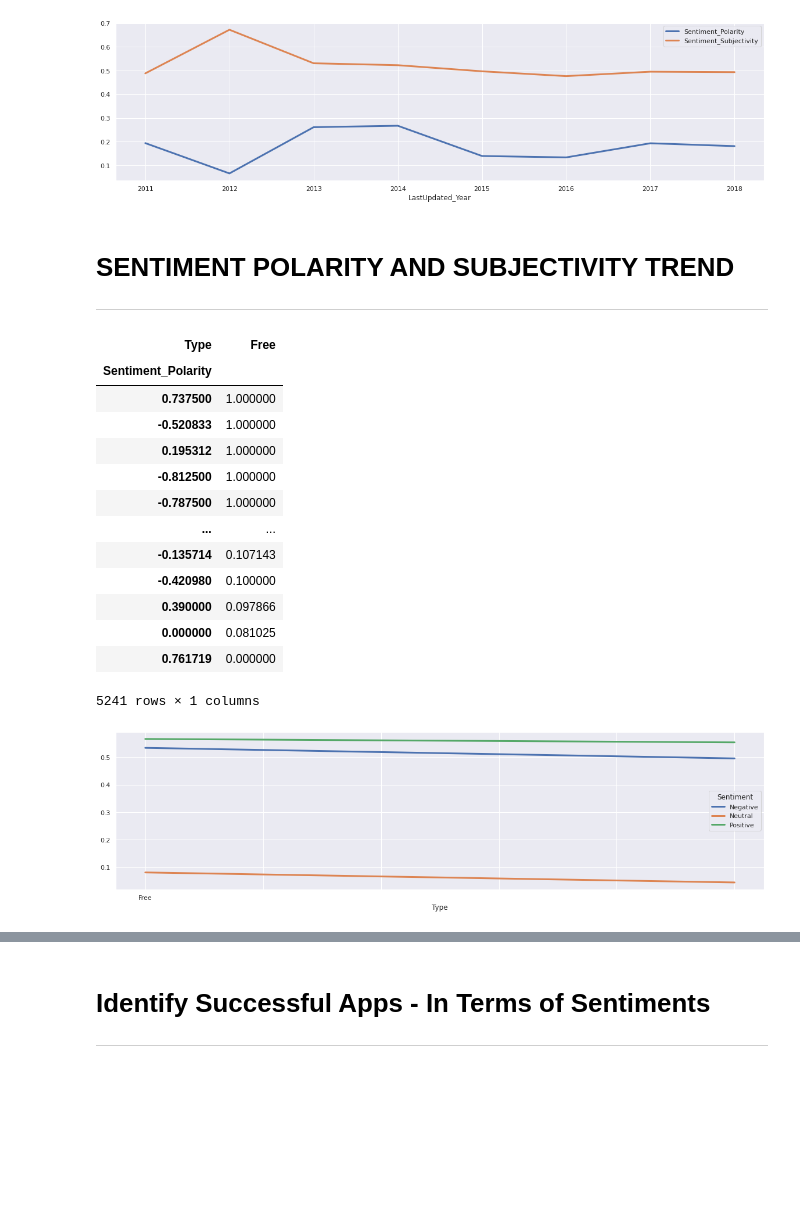
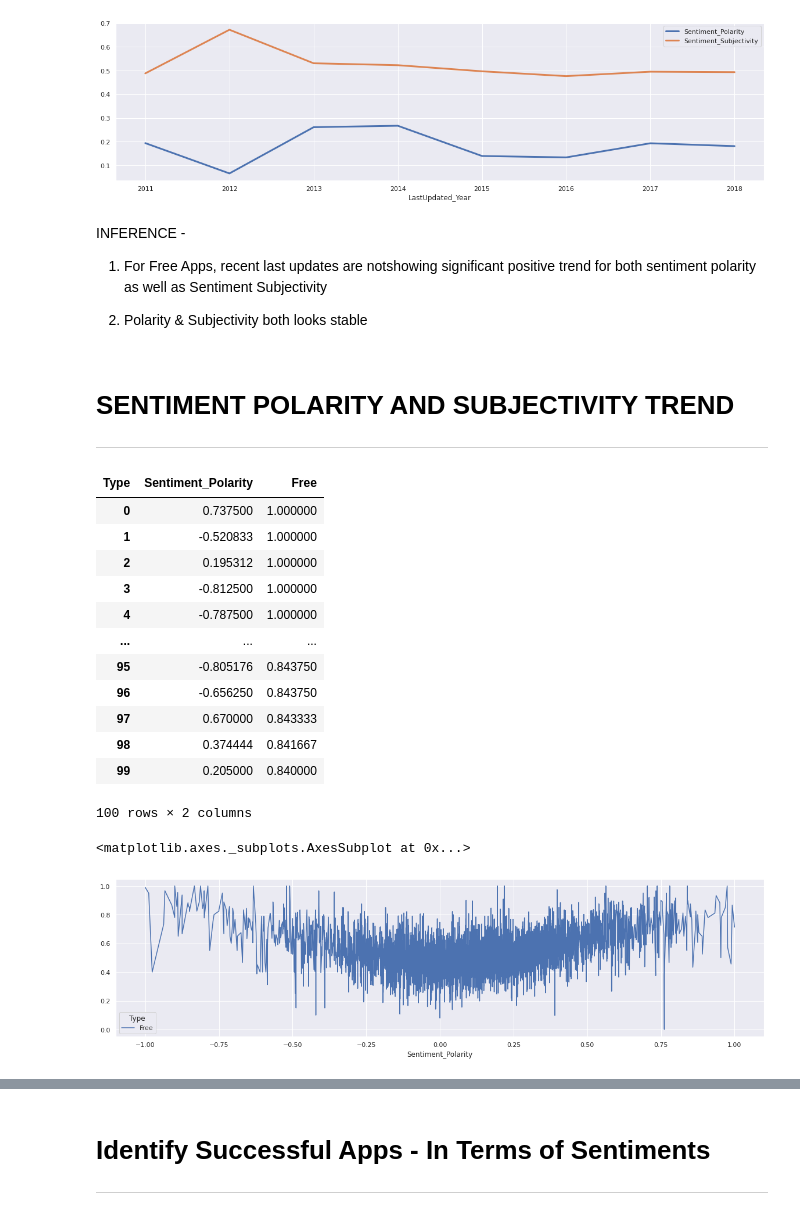
Before and after one commit to Sanddeep-K/Capstone_1_EDA_Play_Store_App_Review, a Jupyter notebook: Sandeep_K_Capstone_1_EDA_Play_Store_App_Review.ipynb, the cells around one changed output, grey strips where cells are left out. Saved outputs shown, nothing was run; the diff lists cells and outputs as text; code cells hidden in the pictures; blank space fills up the shorter version.

```diff
--- a/Sandeep_K_Capstone_1_EDA_Play_Store_App_Review.ipynb
+++ b/Sandeep_K_Capstone_1_EDA_Play_Store_App_Review.ipynb
@@ -3425,6 +3562,12 @@ update_sent_free_pivot
 chart = update_sent_free_pivot.plot(kind='line', linewidth=3.0)
 # %% [output]
 [figure]
+# %% [markdown]
+INFERENCE -
+
+1. For Free Apps, recent last updates are notshowing significant positive trend for both sentiment polarity as well as Sentiment Subjectivity
+
+2. Polarity & Subjectivity both looks stable
 # %% [markdown]
 # **SENTIMENT POLARITY AND SUBJECTIVITY TREND**
 
@@ -3432,23 +3575,24 @@ chart = update_sent_free_pivot.plot(kind='line', linewidth=3.0)
 # %%
 free_pol_sub_trend_pivot= pd.pivot_table(free_app_sent_df, values='Sentiment_Subjectivity', index='Sentiment_Polarity', columns='Type',aggfunc='mean')
 
-free_pol_sub_trend_pivot.sort_values(by=['Free'], ascending=False)
+free_pol_sub_trend_pivot.sort_values(by=['Free'], ascending=False).reset_index().head(100)
 # %% [output]
-| Type | Free |
-| Sentiment_Polarity |  |
-| 0.737500 | 1.000000 |
-| -0.520833 | 1.000000 |
-| 0.195312 | 1.000000 |
-| -0.812500 | 1.000000 |
-| -0.787500 | 1.000000 |
-| ... | ... |
-| -0.135714 | 0.107143 |
-| -0.420980 | 0.100000 |
-| 0.390000 | 0.097866 |
-| 0.000000 | 0.081025 |
-| 0.761719 | 0.000000 |
+| Type | Sentiment_Polarity | Free |
+| 0 | 0.737500 | 1.000000 |
+| 1 | -0.520833 | 1.000000 |
+| 2 | 0.195312 | 1.000000 |
+| 3 | -0.812500 | 1.000000 |
+| 4 | -0.787500 | 1.000000 |
+| ... | ... | ... |
+| 95 | -0.805176 | 0.843750 |
+| 96 | -0.656250 | 0.843750 |
+| 97 | 0.670000 | 0.843333 |
+| 98 | 0.374444 | 0.841667 |
+| 99 | 0.205000 | 0.840000 |
-5241 rows × 1 columns
+100 rows × 2 columns
-# %%
-chart = free_paid_pivot1.plot(kind='line', linewidth=3.0)
-# %% [output]
-[figure, removed]
+# %%
+# Lets understand the trend with hep of visualization
+free_pol_sub_trend_pivot.plot.line()
+# %% [output]
+<matplotlib.axes._subplots.AxesSubplot at 0x...>
+[figure, added]
```
Also changed, not shown: parts of 30 cells of this notebook.
